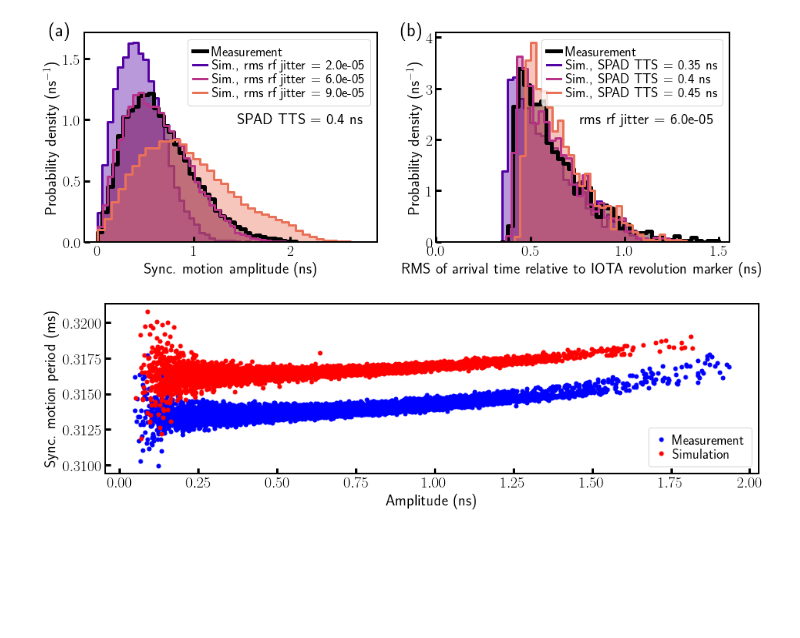
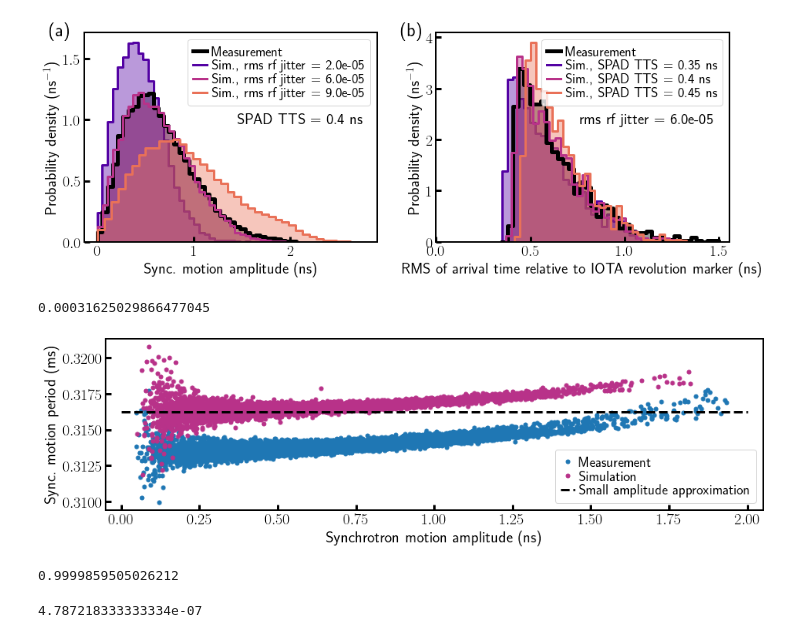
Before and after one commit to IharLobach/ursse, a Jupyter notebook: analyzing_collected_data/all_single_electron_data/plots_for_JINST.ipynb, the cells around one changed output. Saved outputs shown, nothing was run; the diff lists cells and outputs as text; code cells hidden in the pictures; blank space fills up the shorter version.

```diff
--- a/analyzing_collected_data/all_single_electron_data/plots_for_JINST.ipynb
+++ b/analyzing_collected_data/all_single_electron_data/plots_for_JINST.ipynb
@@ -99,23 +99,58 @@ fig.savefig(os.path.join(images_dir,
 plt.show()
 # %% [output]
 [figure]
+# %%
+from matplotlib import cm
+colormap = cm.get_cmap("plasma")
+purple = colormap(6/14)
+# %%
+from scipy.optimize import fsolve
+gamma = get_from_config("gamma")
+alpha = get_from_config("ring_alpha")
+V = get_from_config("Vrf")
+T0 = get_from_config("IOTA_revolution_period")
+f = 1/T0
+h = get_from_config("RF_q")
+meMeV = get_from_config("me_MeV")
+E0 = gamma*meMeV*1e6
+eta = alpha - 1/gamma**2
+v0 = V / E0
+w = 2 * np.pi * h * eta
+# phi0 = np.arcsin(Et/V)
+rad_to_ns = 1e9/2/np.pi/(h*f)
+ws = np.sqrt(w*v0)/T0
+Ts = 2*np.pi/ws
+Ts
+# %% [output]
+0.00031625029866477045
 # %%
+from ursse.path_assistant import get_plot_style_sheet
+plt.style.use(get_plot_style_sheet("jinst"))
 best_res = [r for r in all_results if\
            (r['rf_std_label'] == "6.0e-05") and (r['spad_tts'] == fit_tts)\
            and (r['spad_tts_dist'] == "Gamma")][0]
 d = best_res['data']['amp_per_corr']
 meas = d['meas']
 sim = d['sim']
 fig, ax = plt.subplots(figsize=(15,4))
-ax.plot(meas['amps'], 1e3*meas['pers'], '.',
-        color='blue', label='Measurement')
-ax.plot(sim['amps'], 1e3*sim['pers'], '.', color='red', label='Simulation')
+ax.plot(meas['amps'], 1e3*meas['pers'], '.', label='Measurement')
+ax.plot(sim['amps'], 1e3*sim['pers'], '.', color=purple, label='Simulation')
+ax.plot(np.array([0,2]),1e3*Ts*np.ones(2), color='black', linestyle='--', label="Small amplitude approximation")
+ax.set_xlim(-0.05, 2.05)
 ax.set_ylabel("Sync. motion period (ms)")
-ax.set_xlabel("Amplitude (ns)")
+ax.set_xlabel("Synchrotron motion amplitude (ns)")
 ax.legend(loc="lower right")
 fig.savefig(os.path.join(images_dir,
                              "correlation_of_amplitude_and_sync_period.png"),
             dpi=300, bbox_inches='tight')
 plt.show()
 # %% [output]
-[figure, old version]
+[figure, new version]
+# %%
+np.sqrt(1-1/gamma**2)
+# %% [output]
+0.9999859505026212
+# %%
+0.055*(1+1/2)/2/(150/0.511)**2
+# %% [output]
+4.787218333333334e-07
```
Also changed, not shown: 24 other files.
